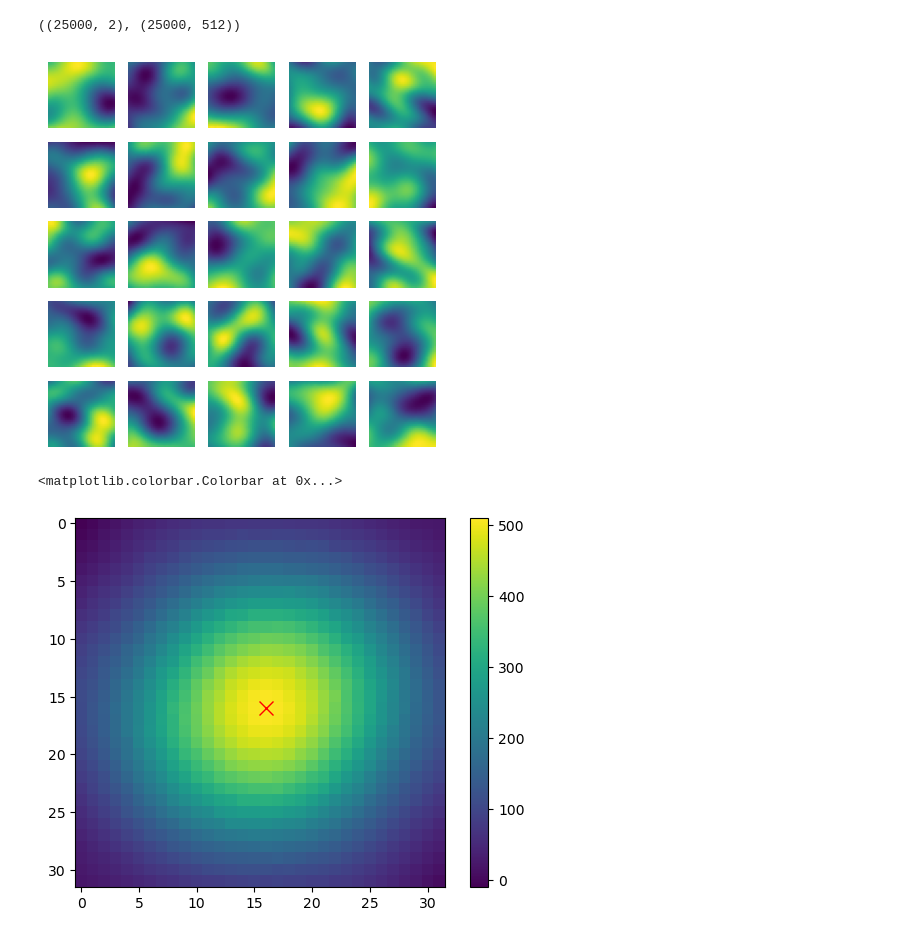
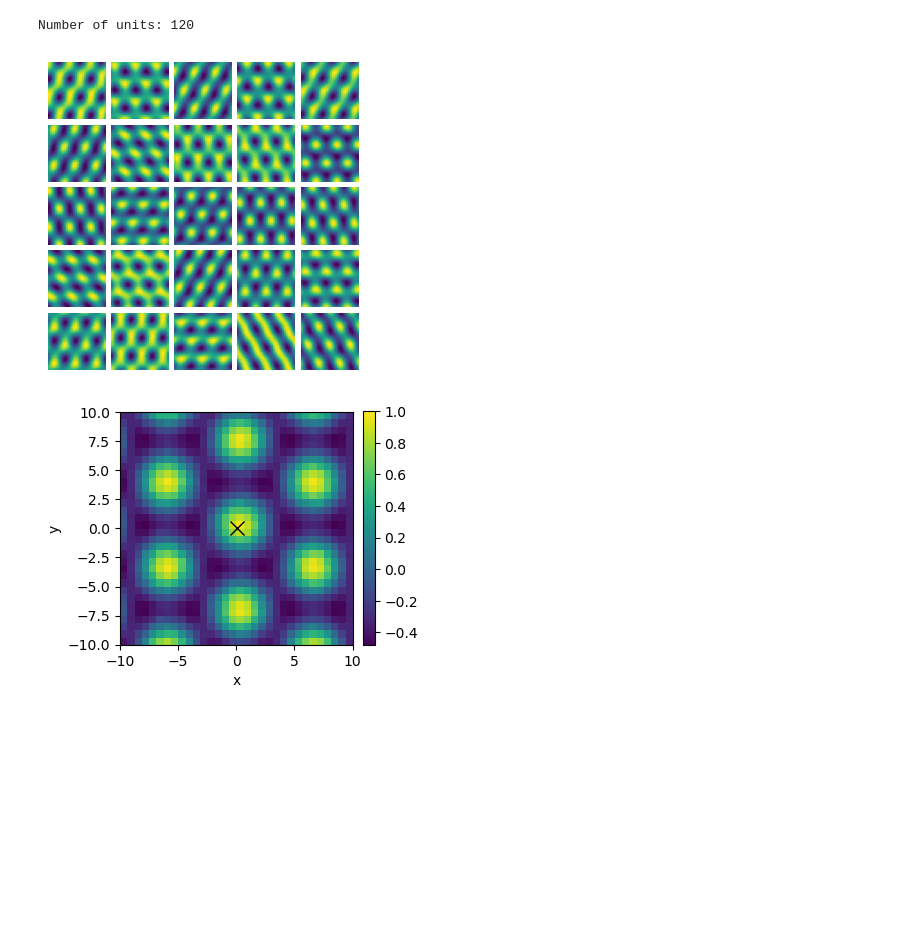
Before and after one commit to bioAI-Oslo/ExponentialRepresentations, a Jupyter notebook: exponential_representations.ipynb, the cells around one changed output. Drawn from its saved outputs; the diff is of its cells as text; code cells hidden in the pictures; blank space fills up the shorter version.

Commit message:
Cleaned up and moved parameters to separate folder

```diff
--- a/exponential_representations.ipynb
+++ b/exponential_representations.ipynb
@@ -24,31 +12,57 @@ model = ExponentialRepresentation(A, B)
+# %%
+sigma_A = torch.load("./parameters/sigma_A_RoU.pt", weights_only=True)
+sigma_B = torch.load("./parameters/sigma_B_RoU.pt", weights_only=True)
+
+R = utils.random_orthogonal_matrix(len(sigma_A))
+p0 = utils.starting_state(R)
+
+A = R.T @ sigma_A @ R
+B = R.T @ sigma_B @ R
+
+model = ExponentialRepresentation(A, B)
+print(f"Number of units: {len(A)}")
+# %% [output]
+Number of units: 120
 # %%
-batch_size = 50 # number of spatial samples
+batch_size = 50  # number of spatial samples
 batches = 500
 arena_size = 10
-r_batch = [arena_size*(2*torch.rand((batch_size, 2)).to(torch.float32) - 1) for i in range(batches)]
+r_batch = [
+    arena_size * (2 * torch.rand((batch_size, 2)).to(torch.float32) - 1)
+    for i in range(batches)
+]
 
-p_ = batch_inference(model, r_batch, p0)
+p_ = utils.batch_inference(model, r_batch, p0)
 r = np.concatenate(r_batch)
-# %%
-r.shape, p_.shape
-# %% [output]
-((25000, 2), (25000, 512))
 # %%
-if rect:= False: # rectify or nay
-    p = rectify(p_)
+if rect := False:  # rectify or nay
+    p = utils.rectify(p_)
 else:
     p = p_
 
-ratemaps = plot_ratemaps(r[:,0], r[:,1], p, 5, figsize=(5,5), bins = 32)
+ratemaps = utils.compute_ratemaps(r[:, 0], r[:, 1], p, bins=32)
+utils.ratemap_collage(ratemaps, 5, 5, figsize=(4, 4))
+plt.savefig("./figures/RoU_ratemaps.svg", dpi=300, transparent=True)
 # %% [output]
-[figure, old version]
+[figure, new version]
 # %%
 # plot correlation between vector at [a,a] and all other pop. vecs.
+plt.figure(figsize=(4, 4))
 a = 16
-prod = np.nansum(ratemaps[:,a, a, None,None]*ratemaps, axis = 0)
-plt.imshow(prod.T)
-plt.plot(a,a, "rx", markersize = 10)
-plt.colorbar()
+prod = np.nansum(ratemaps[:, a, a, None, None] * ratemaps, axis=0)
+plt.imshow(
+    prod.T,
+    vmax=1,
+    extent=(-arena_size, arena_size, -arena_size, arena_size),
+    origin="lower",
+)
+plt.plot(1 / 32, 1 / 32, "kx", markersize=10)
+plt.colorbar(fraction=0.046, pad=0.04)
+# plt.axis("off")
+plt.xlabel("x")
+plt.ylabel("y")
+plt.tight_layout()
+plt.subplots_adjust(wspace=0.0, hspace=0.0)
+plt.savefig("./figures/correlation.svg", dpi=300, transparent=True)
 # %% [output]
-<matplotlib.colorbar.Colorbar at 0x...>
-[figure, old version]
+[figure, new version]
```
Also changed, not shown: parts of 2 cells of this notebook, 25 other files.
